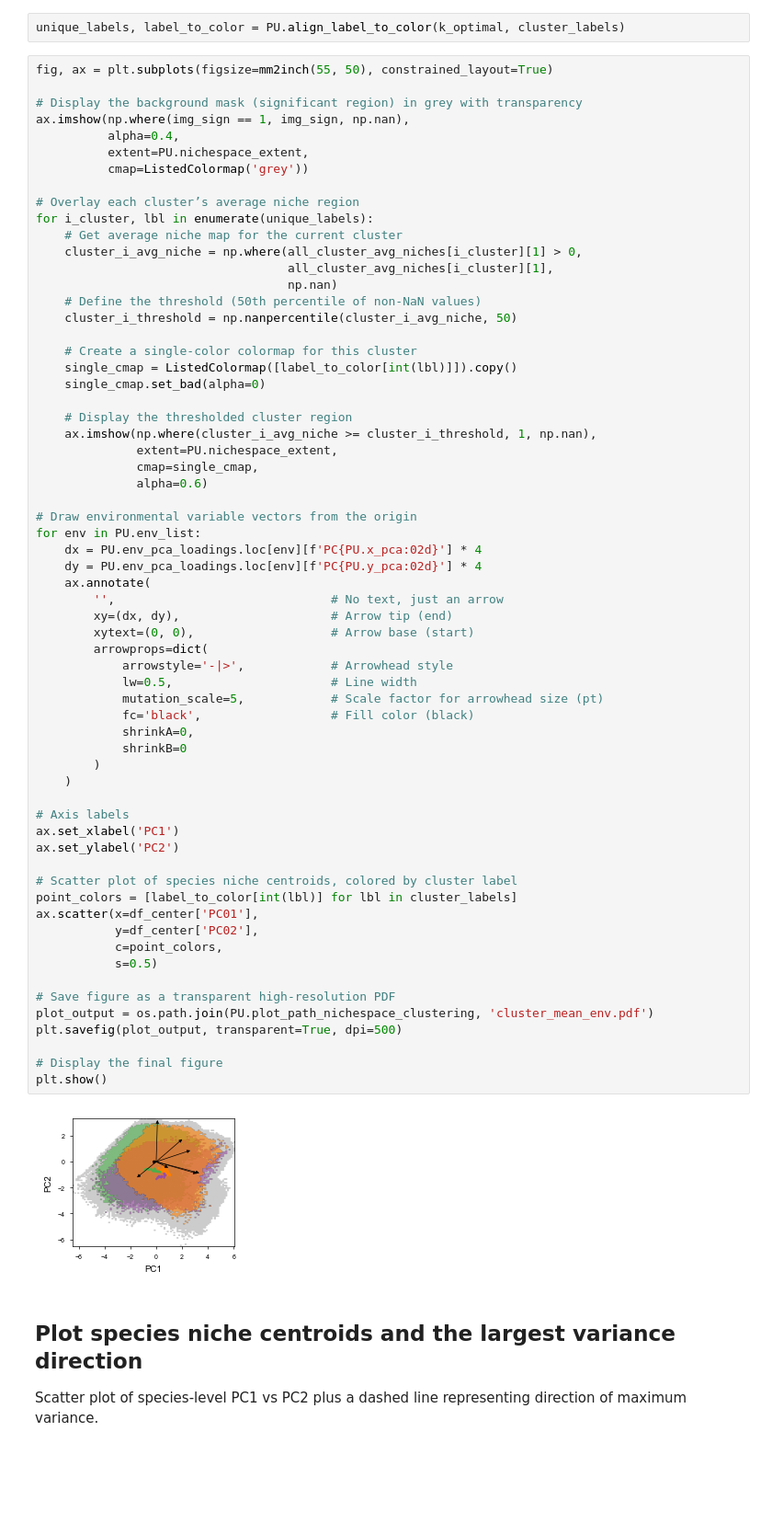
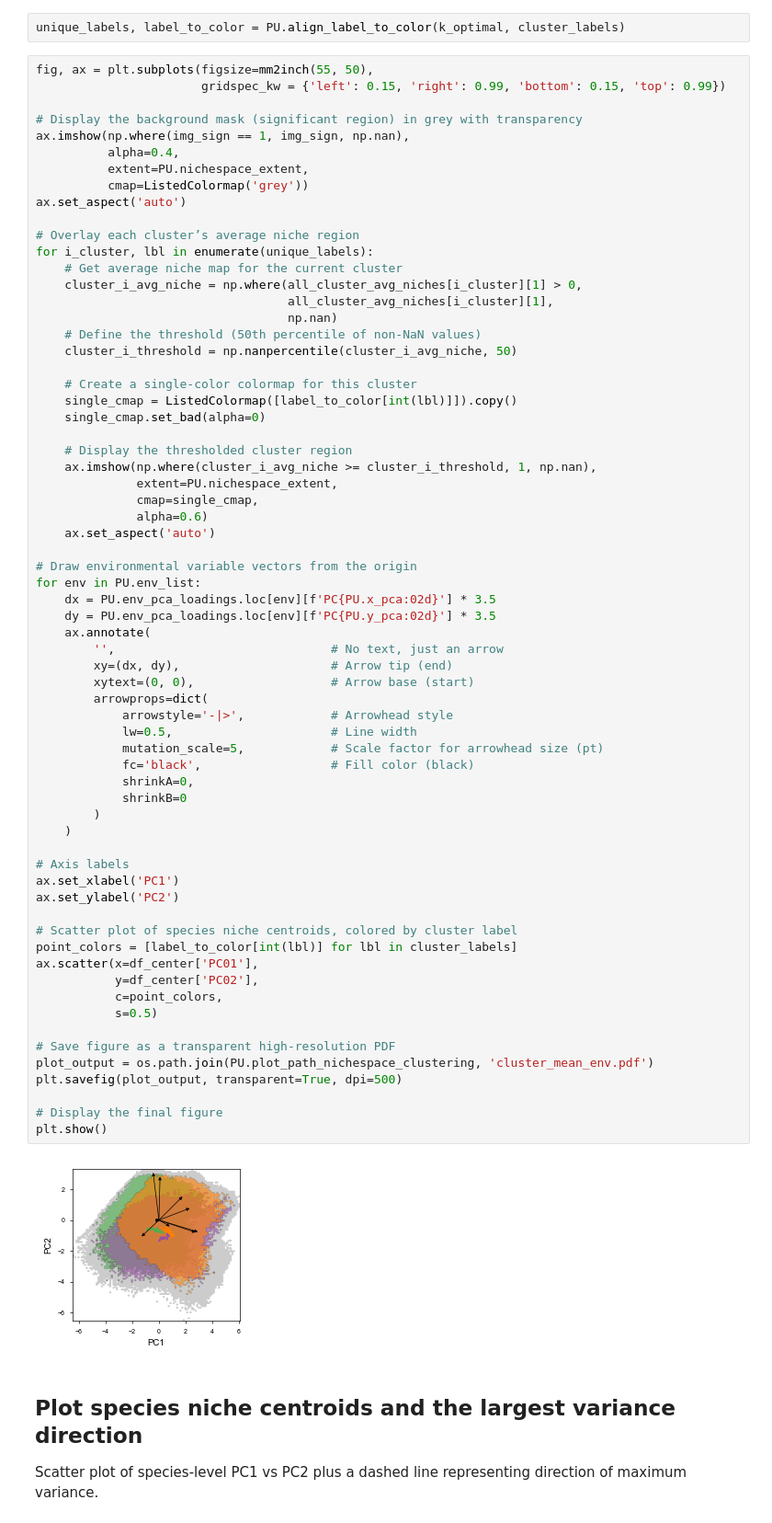
Before and after one commit to KLKua/DeepSDM, a Jupyter notebook: Fig5_nichespace_clustering.ipynb, the cells around one changed output. Shown at 92% size. Drawn from its saved outputs; the diff is of its cells as text; blank space fills up the shorter version.

Commit message:
Change figsize

```diff
--- a/Fig5_nichespace_clustering.ipynb
+++ b/Fig5_nichespace_clustering.ipynb
@@ -290,13 +290,15 @@ Combines the top 50% density areas of each cluster's average niche, plus PCA loa
 # %%
 unique_labels, label_to_color = PU.align_label_to_color(k_optimal, cluster_labels)
 # %%
-fig, ax = plt.subplots(figsize=mm2inch(55, 50), constrained_layout=True)
+fig, ax = plt.subplots(figsize=mm2inch(55, 50),
+                       gridspec_kw = {'left': 0.15, 'right': 0.99, 'bottom': 0.15, 'top': 0.99})
 
 # Display the background mask (significant region) in grey with transparency
 ax.imshow(np.where(img_sign == 1, img_sign, np.nan),
           alpha=0.4,
           extent=PU.nichespace_extent,
           cmap=ListedColormap('grey'))
+ax.set_aspect('auto')
 
 # Overlay each cluster’s average niche region
 for i_cluster, lbl in enumerate(unique_labels):
@@ -316,44 +318,45 @@ for i_cluster, lbl in enumerate(unique_labels):
               extent=PU.nichespace_extent,
               cmap=single_cmap,
               alpha=0.6)
+    ax.set_aspect('auto')
 
 # Draw environmental variable vectors from the origin
 for env in PU.env_list:
-    dx = PU.env_pca_loadings.loc[env][f'PC{PU.x_pca:02d}'] * 4
-    dy = PU.env_pca_loadings.loc[env][f'PC{PU.y_pca:02d}'] * 4
+    dx = PU.env_pca_loadings.loc[env][f'PC{PU.x_pca:02d}'] * 3.5
+    dy = PU.env_pca_loadings.loc[env][f'PC{PU.y_pca:02d}'] * 3.5
     ax.annotate(
         '',                              # No text, just an arrow
         xy=(dx, dy),                     # Arrow tip (end)
         xytext=(0, 0),                   # Arrow base (start)
         arrowprops=dict(
             arrowstyle='-|>',            # Arrowhead style
             lw=0.5,                      # Line width
             mutation_scale=5,            # Scale factor for arrowhead size (pt)
             fc='black',                  # Fill color (black)
             shrinkA=0,
             shrinkB=0
         )
     )
 
 # Axis labels
 ax.set_xlabel('PC1')
 ax.set_ylabel('PC2')
 
 # Scatter plot of species niche centroids, colored by cluster label
 point_colors = [label_to_color[int(lbl)] for lbl in cluster_labels]
 ax.scatter(x=df_center['PC01'],
            y=df_center['PC02'],
            c=point_colors,
            s=0.5)
 
 # Save figure as a transparent high-resolution PDF
 plot_output = os.path.join(PU.plot_path_nichespace_clustering, 'cluster_mean_env.pdf')
 plt.savefig(plot_output, transparent=True, dpi=500)
 
 # Display the final figure
 plt.show()
 # %% [output]
-[figure, old version]
+[figure, new version]
 # %% [markdown]
 ## Plot species niche centroids and the largest variance direction
 Scatter plot of species-level PC1 vs PC2 plus a dashed line representing direction of maximum variance.
```
Also changed, not shown: parts of 6 cells of this notebook.
